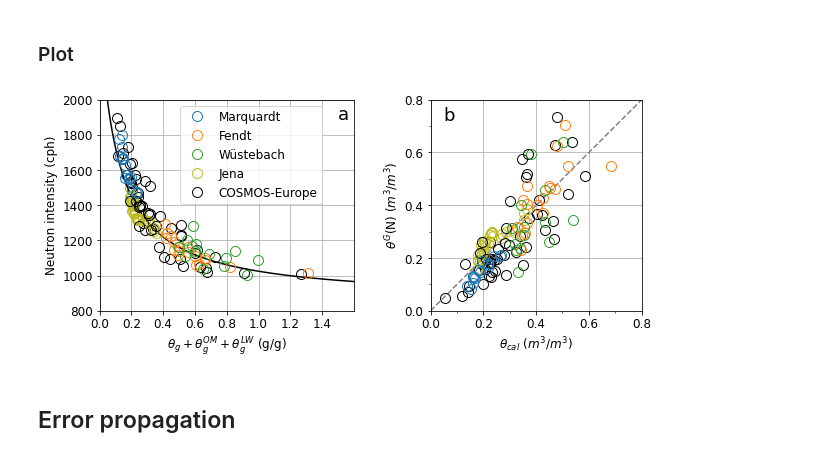
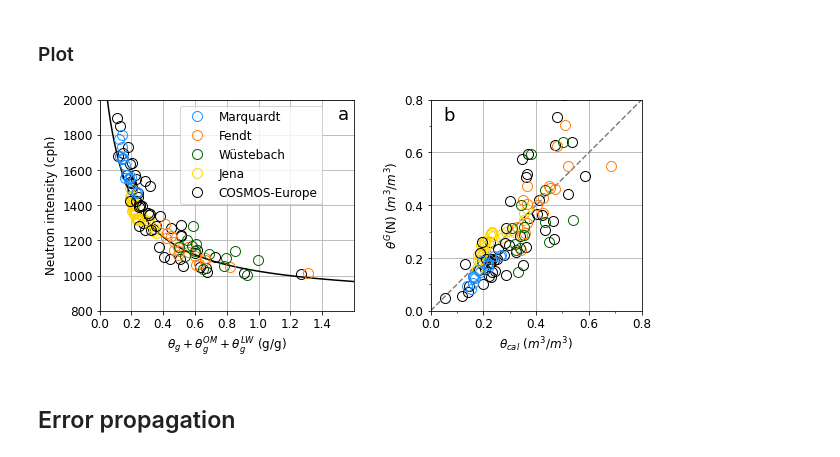
Before and after one commit to cosmic-sense/local-or-global, a Jupyter notebook: general-calibration.ipynb, the cells around one changed output. Drawn from its saved outputs; the diff is of its cells as text; code cells hidden in the pictures.

```diff
--- a/general-calibration.ipynb
+++ b/general-calibration.ipynb
@@ -73,10 +73,10 @@ for i, id in enumerate(np.unique(cals.id)):
 
 avgn0 = result["x"]
 
-colMQ = "tab:blue"
+colMQ = "dodgerblue"
 colFENDT = "tab:orange"
-colWUEST = "tab:green"
-colJEC = "tab:olive"
+colWUEST = "darkgreen"
+colJEC = "gold"
 
 plt.rc('font', **{'size'   : 12})
 fig, ax = plt.subplots(figsize=(9,4), ncols=2)
@@ -136,38 +136,38 @@ for i in cals.index:
         color=colFENDT
     if "WUEST" in cals.loc[i,"id"]:
         color=colWUEST
     mfc="None"
 
     tmp = cals.loc[i,"Nscaled"]
     theffg = cals.loc[i,"thetaeff"]/(cals.loc[i, "bd"]/1000.)
     plt.plot(theffg, tmp, ms=10, marker=marker, mfc=mfc, mec=color)
     arrN = np.append(arrN, tmp)
     arrTheff = np.append(arrTheff, theffg)
 
 plt.xlabel(r"$\theta_g + \theta_g^{OM} + \theta_g^{LW}$ (g/g)")
 plt.ylabel("Neutron intensity (cph)")
 plt.grid()
 
 plt.xlim(0, 1.6)
 plt.ylim(800, 2000)
 plt.xticks(np.arange(0,1.6,0.2))
 plt.text(1.5, 1890, "a", fontsize=18)
 
 
-legend_elements = [plt.Line2D([0], [0], marker="o", ms=10, mec="tab:blue", mfc="None", lw=0, label="Marquardt"),
-                   plt.Line2D([0], [0], marker="o", ms=10, mec="tab:orange", mfc="None", lw=0, label="Fendt"),
-                   plt.Line2D([0], [0], marker="o", ms=10, mec="tab:green", mfc="None", lw=0, label="Wüstebach"),
-                   plt.Line2D([0], [0], marker="o", ms=10, mec="tab:olive", mfc="None", lw=0, label="Jena"),
+legend_elements = [plt.Line2D([0], [0], marker="o", ms=10, mec=colMQ, mfc="None", lw=0, label="Marquardt"),
+                   plt.Line2D([0], [0], marker="o", ms=10, mec=colFENDT, mfc="None", lw=0, label="Fendt"),
+                   plt.Line2D([0], [0], marker="o", ms=10, mec=colWUEST, mfc="None", lw=0, label="Wüstebach"),
+                   plt.Line2D([0], [0], marker="o", ms=10, mec=colJEC, mfc="None", lw=0, label="Jena"),
                    plt.Line2D([0], [0], marker="o", ms=10, mec="black", mfc="None", lw=0, label="COSMOS-Europe")]
 
 plt.legend(handles=legend_elements, loc="upper right", fontsize=12, frameon=True, bbox_to_anchor=(0.9,1) )
 
 
 plt.tight_layout()
 
 plt.savefig("figs/calibration.pdf", dpi=300)
 # %% [output]
-[figure, old version]
+[figure, new version]
 # %% [markdown]
 ## Error propagation
 # %% [markdown]
```
Also changed, not shown: 2 other files.
